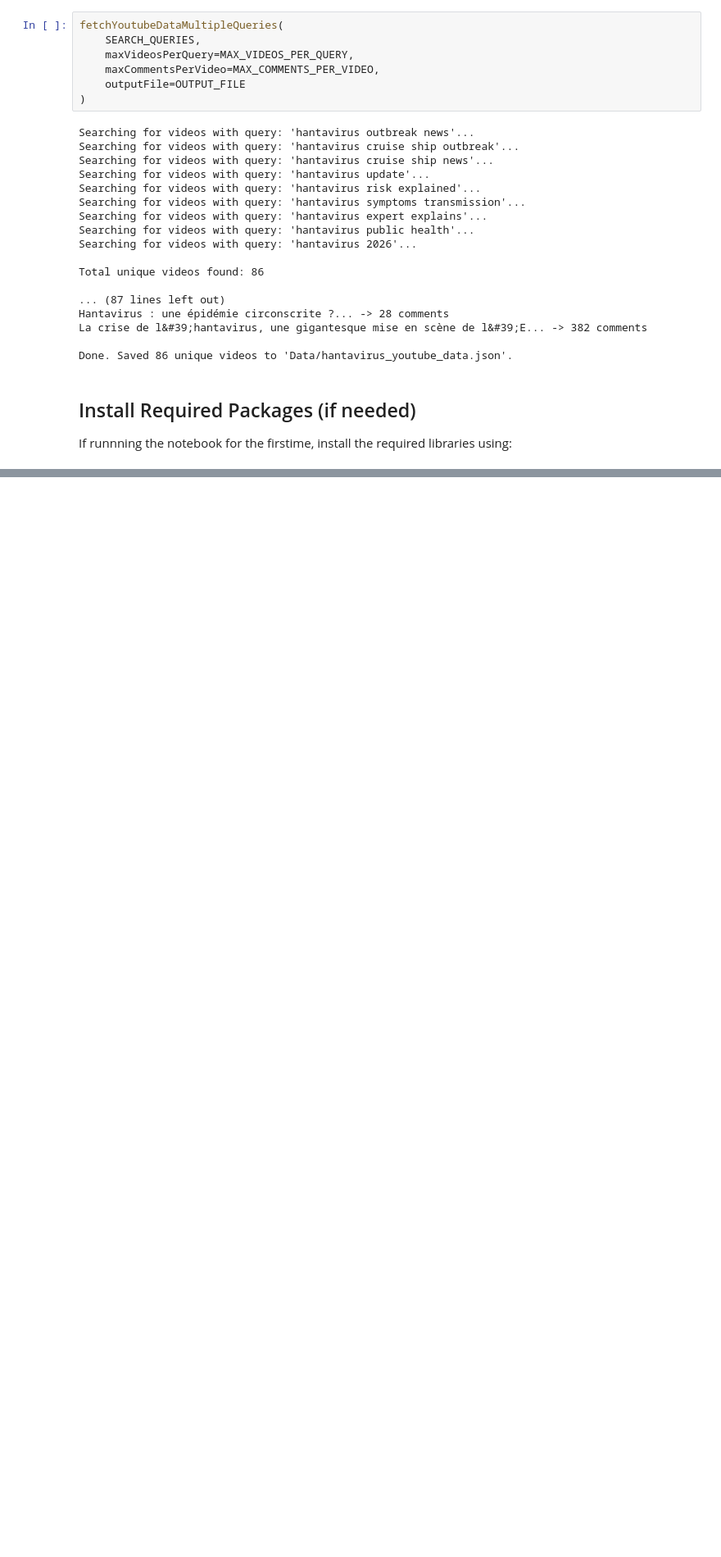
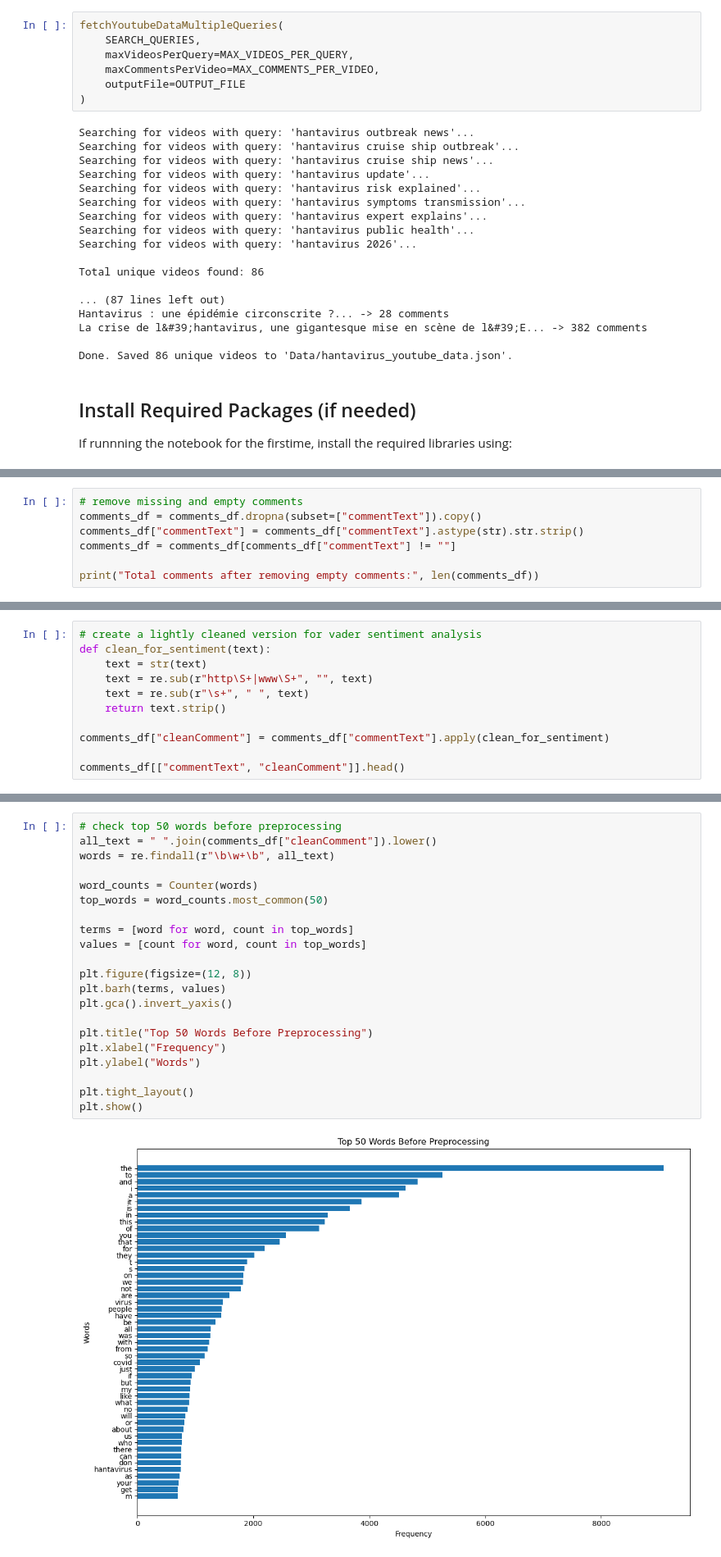
Before and after one commit to BenB51/UGGroup11_SocialMedia_A2, a Jupyter notebook: Youtube_Analysis.ipynb, the cells around one changed output, grey strips where cells are left out. Shown at 82% size. Drawn from its saved outputs; the diff is of its cells as text; blank space fills up the shorter version.

Commit message:
youtube data preprocessing

```diff
--- a/Youtube_Analysis.ipynb
+++ b/Youtube_Analysis.ipynb
@@ -482,0 +565,7 @@ This section prepares the collected YouTube comments for analysis. The preproces
+# %%
+# remove missing and empty comments
+comments_df = comments_df.dropna(subset=["commentText"]).copy()
+comments_df["commentText"] = comments_df["commentText"].astype(str).str.strip()
+comments_df = comments_df[comments_df["commentText"] != ""]
+
+print("Total comments after removing empty comments:", len(comments_df))
@@ -482,0 +574,11 @@ This section prepares the collected YouTube comments for analysis. The preproces
+# %%
+# create a lightly cleaned version for vader sentiment analysis
+def clean_for_sentiment(text):
+    text = str(text)
+    text = re.sub(r"http\S+|www\S+", "", text)
+    text = re.sub(r"\s+", " ", text)
+    return text.strip()
+
+comments_df["cleanComment"] = comments_df["commentText"].apply(clean_for_sentiment)
+
+comments_df[["commentText", "cleanComment"]].head()
@@ -482,0 +592,23 @@ This section prepares the collected YouTube comments for analysis. The preproces
+# %%
+# check top 50 words before preprocessing
+all_text = " ".join(comments_df["cleanComment"]).lower()
+words = re.findall(r"\b\w+\b", all_text)
+
+word_counts = Counter(words)
+top_words = word_counts.most_common(50)
+
+terms = [word for word, count in top_words]
+values = [count for word, count in top_words]
+
+plt.figure(figsize=(12, 8))
+plt.barh(terms, values)
+plt.gca().invert_yaxis()
+
+plt.title("Top 50 Words Before Preprocessing")
+plt.xlabel("Frequency")
+plt.ylabel("Words")
+
+plt.tight_layout()
+plt.show()
+# %% [output]
+[figure, added]
```
Also changed, not shown: parts of 24 cells of this notebook, 1 other file.
